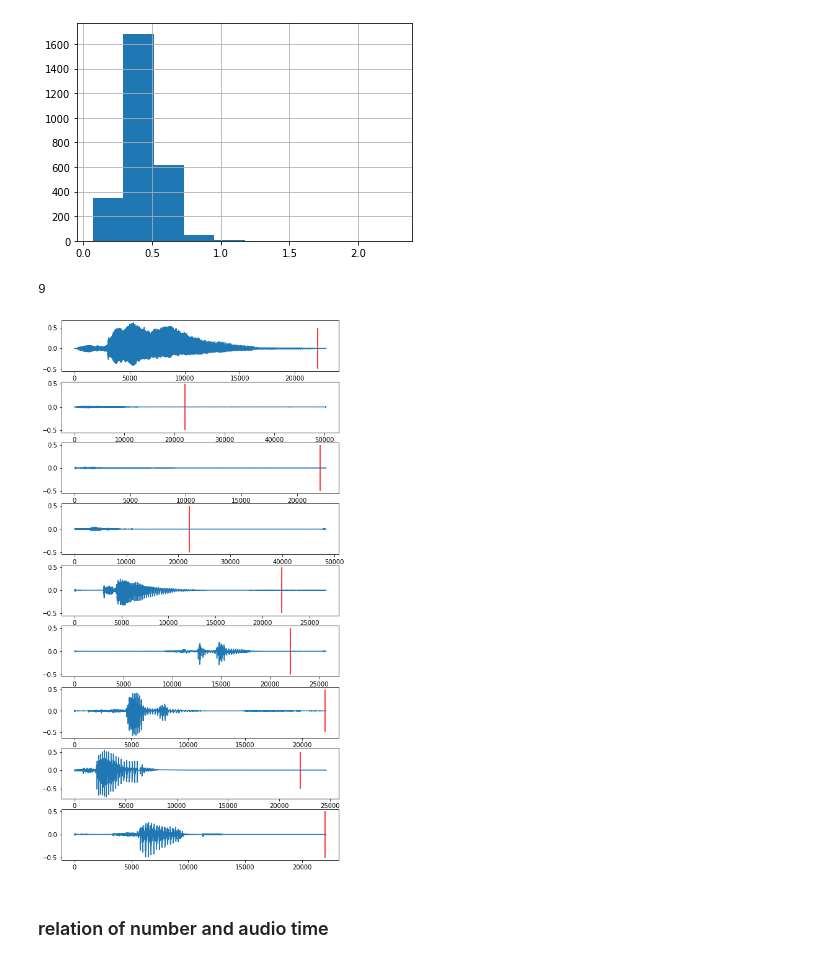
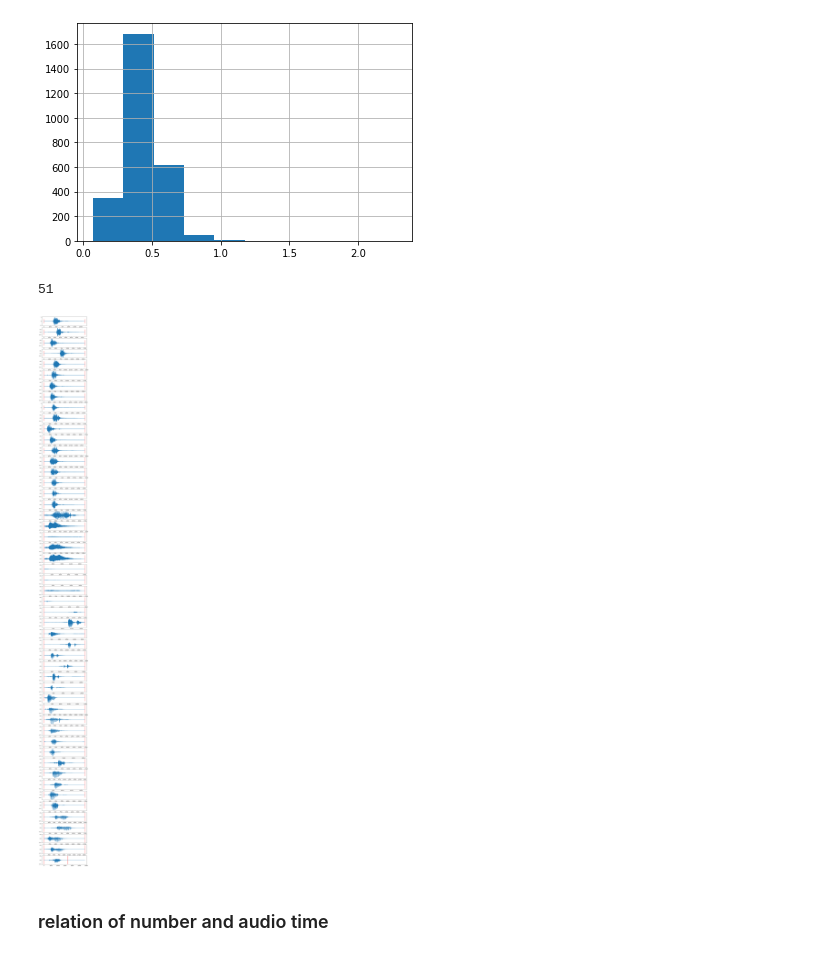
Before and after one commit to shin04/B4Lecture-2021, a Jupyter notebook: ex_9/kajiwara/notebooks/EDA.ipynb, the cells around one changed output. Saved outputs shown, nothing was run; the diff lists cells and outputs as text; code cells hidden in the pictures.

```diff
--- a/ex_9/kajiwara/notebooks/EDA.ipynb
+++ b/ex_9/kajiwara/notebooks/EDA.ipynb
@@ -115,7 +115,14 @@ print(non_silent_intervals[0])
 # %% [output]
 [[    0 11089]]
 # %%
-y, sr = librosa.load('../../' + meta['path'].loc[0])
+y, sr = librosa.load('../../' + meta['path'].loc[345])
+
+plt.figure(figsize=(5, 5))
+plt.subplot(2,1,1)
+plt.plot(y)
+plt.subplot(2,1,2)
+plt.plot(y[0:11089])
+
 Audio(y[0:11089], rate=sr)
 # %% [output]
 [interactive output not drawn]
@@ -146,18 +154,23 @@ train_times.hist()
 <AxesSubplot:>
 [figure]
 # %%
-long_audio_idxes = [i for i in range(len(train_times)) if train_times[i] > 1.0]
+long_audio_idxes = [i for i in range(len(train_times)) if train_times[i] > 0.75]
 len(long_audio_idxes)
 # %% [output]
-9
+51
 # %%
-fig, axes = plt.subplots(len(long_audio_idxes), figsize=(8,16))
+fig, axes = plt.subplots(len(long_audio_idxes), figsize=(8,100))
 for i, idx in enumerate(long_audio_idxes):
     y, sr = librosa.load('../../' + meta['path'].loc[int(idx)])
     axes[i].plot(y)
-    axes[i].vlines([sr], -0.5, 0.5, "red")
+
+    start = non_silent_intervals[idx][0][0]
+    end = non_silent_intervals[idx][0][1]
+
+    axes[i].vlines([start], -0.5, 0.5, "red")
+    axes[i].vlines([end], -0.5, 0.5, "red")
 # %% [output]
-[figure, old version]
+[figure, new version]
 # %% [markdown]
 ### relation of number and audio time
 # %%
```
Also changed, not shown: parts of 13 cells of this notebook, 6 other files.
